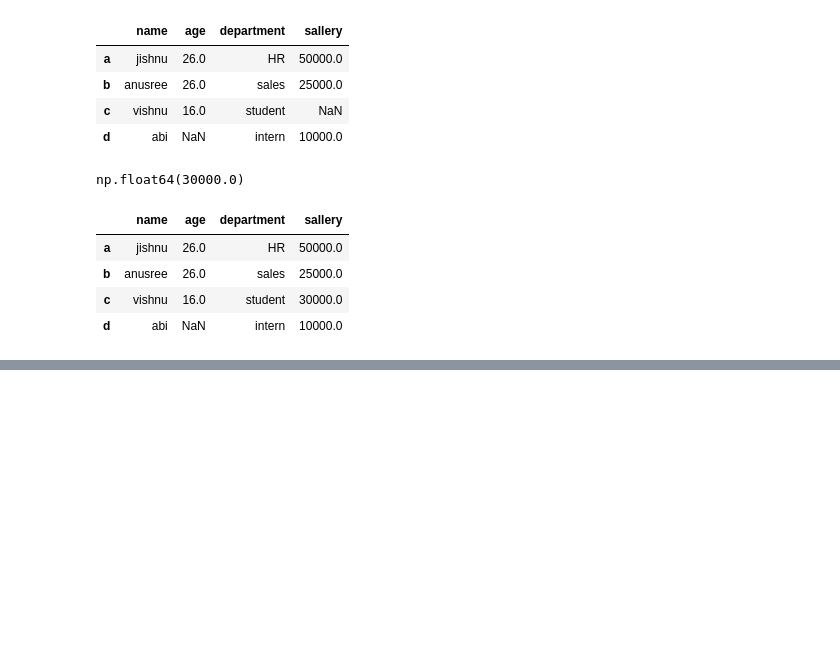
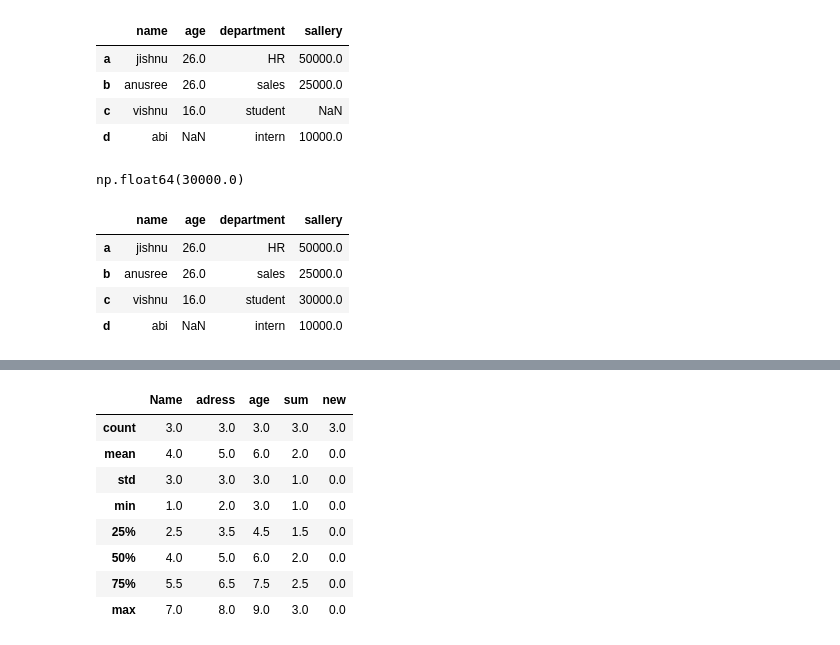
Before and after one commit to Jishnu-12/Data-analytics, a Jupyter notebook: pandas.ipynb, the cells around one changed output, grey strips where cells are left out. Saved outputs shown, nothing was run; the diff lists cells and outputs as text; code cells hidden in the pictures; blank space fills up the shorter version.

```diff
--- a/pandas.ipynb
+++ b/pandas.ipynb
@@ -271,0 +296,27 @@ df
+# %%
+s=np.arange(1,10).reshape(3,3)
+b = pd.DataFrame(s)
+b.index = ['a','b','c','d']
+
+b.columns=['num1','num2','num3'] # used to change entire column names
+b.columns.values[0] = 'Name' # used to change a single column name
+b.columns.values[2] = 'age'
+b.rename(columns = {"num2":"adress"} , inplace = True) # used to change a single column name
+
+b["sum"] = np.arange(1,4)
+b["new"] = np.zeros(3)
+c = b.iloc[1].tolist() # selecting single row using iloc
+d = b["age"].tolist()
+f = b.iloc[:,3] # selecting single column using iloc
+g = b.drop("sum",axis =1) # using drop to remove a column
+h = b.drop('c',inplace = False)
+print(b)
+print()
+print(f"single row {c}")
+print()
+print(f"single column {d}")
+print()
+print(f)
+print(d)
+print(g)
+print(h)
@@ -271,0 +356,12 @@ df
+# %%
+b.describe() # used to check statistical informations of a data frame
+# %% [output]
+|  | Name | adress | age | sum | new |
+| count | 3.0 | 3.0 | 3.0 | 3.0 | 3.0 |
+| mean | 4.0 | 5.0 | 6.0 | 2.0 | 0.0 |
+| std | 3.0 | 3.0 | 3.0 | 1.0 | 0.0 |
+| min | 1.0 | 2.0 | 3.0 | 1.0 | 0.0 |
+| 25% | 2.5 | 3.5 | 4.5 | 1.5 | 0.0 |
+| 50% | 4.0 | 5.0 | 6.0 | 2.0 | 0.0 |
+| 75% | 5.5 | 6.5 | 7.5 | 2.5 | 0.0 |
+| max | 7.0 | 8.0 | 9.0 | 3.0 | 0.0 |
```
Also changed, not shown: parts of 10 cells of this notebook.
